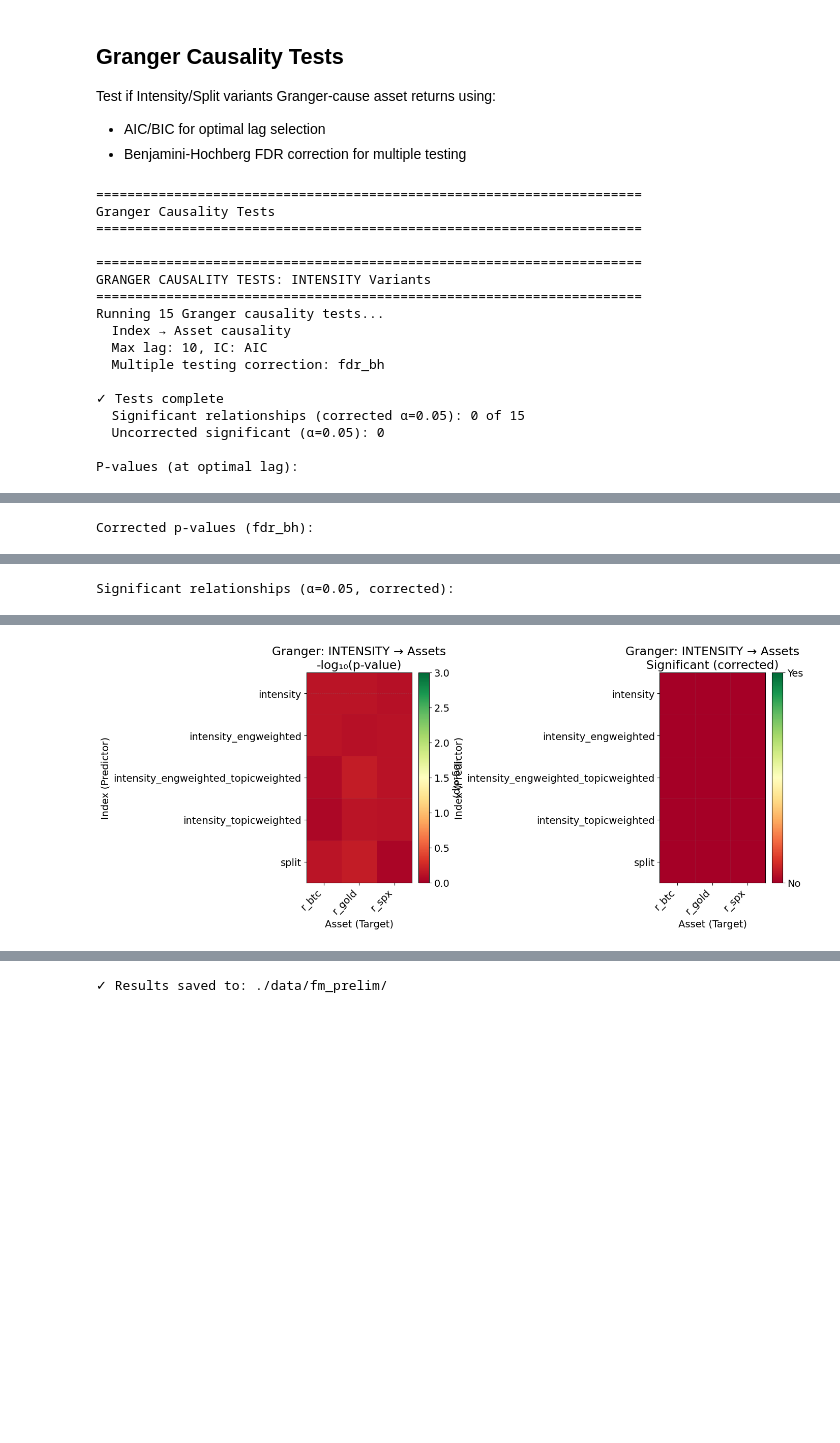
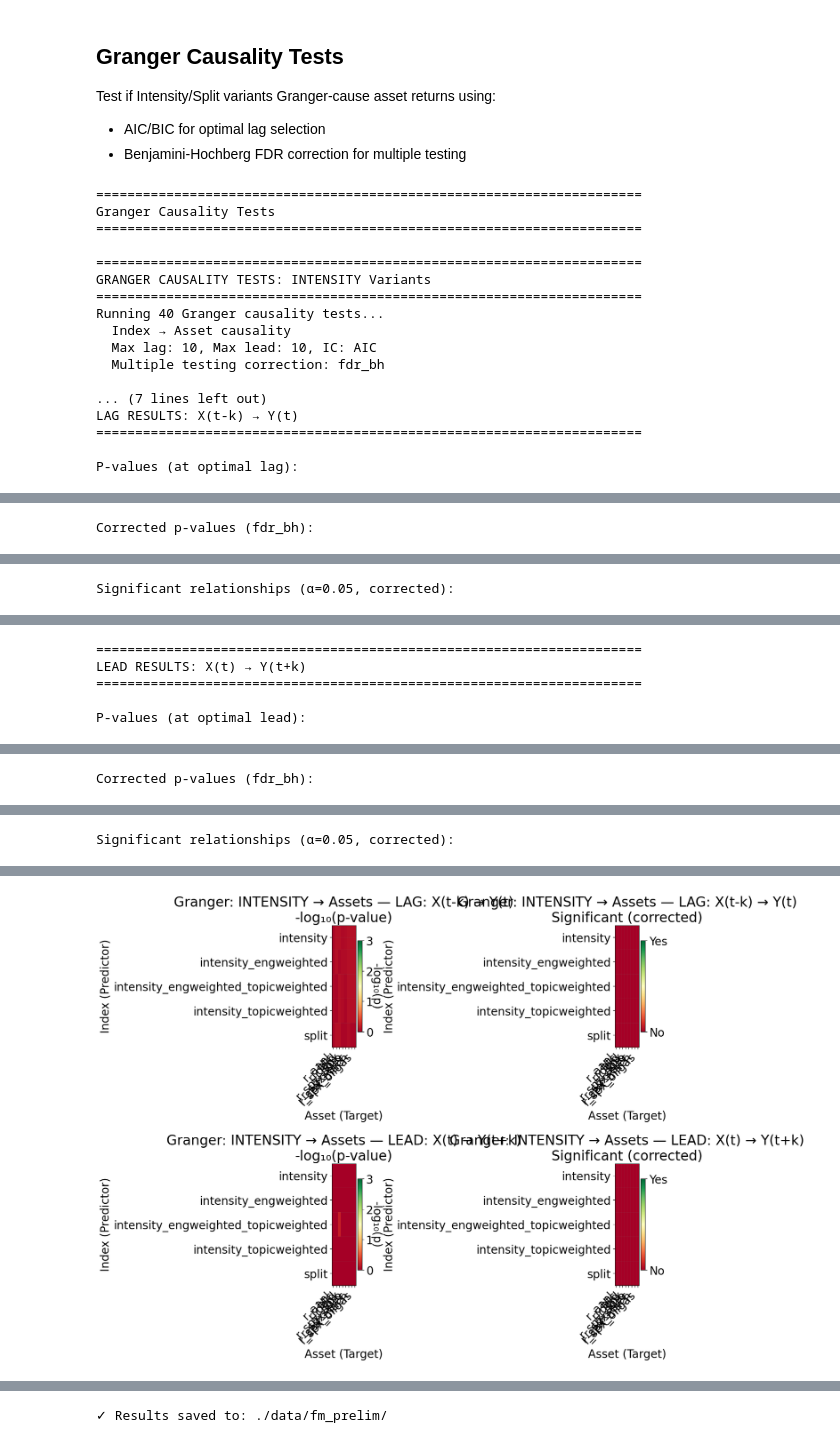
Before and after one commit to isom-ds/youtube-emotion-financial-modelling, a Jupyter notebook: 404_index_comparison_intensity_split.ipynb, the cells around one changed output, grey strips where cells are left out. Drawn from its saved outputs; the diff is of its cells as text; code cells hidden in the pictures; blank space fills up the shorter version.

Commit message:
add new assets and test maxlead

```diff
--- a/404_index_comparison_intensity_split.ipynb
+++ b/404_index_comparison_intensity_split.ipynb
@@ -53,7 +53,11 @@ split_col = 'split' if 'split' in df.columns else None
 # Combine intensity and split
 all_variants = intensity_variants + ([split_col] if split_col else [])
 
-ASSET_COLS = ['r_btc', 'r_gold', 'r_spx']
+ASSET_COLS = [
+    'r_btc', 'r_gold', 'r_spx',
+    'r_spx_auto', 'r_spx_oilgas', 'r_spx_mach', 'r_spx_elec',
+    'r_aapl'
+]
 ASSET_COLS = [c for c in ASSET_COLS if c in df.columns]
 
 print(f"\nIntensity variants found: {len(intensity_variants)}")
@@ -141,7 +150,8 @@ print("\n" + "="*70)
 print("Granger Causality Tests")
 print("="*70)
 
-pval_mat, pval_corrected, sig_mat = granger_comparison_variants(
+(pval_mat, pval_corrected, sig_mat,
+ lead_pval_mat, lead_pval_corrected, lead_sig_mat) = granger_comparison_variants(
     df, all_variants, ASSET_COLS,
     maxlag=MAX_LAG, ic=IC, alpha=ALPHA, correction_method=CORRECTION_METHOD
 )
@@ -153,13 +163,13 @@ Granger Causality Tests
 ======================================================================
 GRANGER CAUSALITY TESTS: INTENSITY Variants
 ======================================================================
-Running 15 Granger causality tests...
+Running 40 Granger causality tests...
   Index → Asset causality
-  Max lag: 10, IC: AIC
+  Max lag: 10, Max lead: 10, IC: AIC
   Multiple testing correction: fdr_bh
 
-✓ Tests complete
-  Significant relationships (corrected α=0.05): 0 of 15
-  Uncorrected significant (α=0.05): 0
+... (7 lines left out)
+LAG RESULTS: X(t-k) → Y(t)
+======================================================================
 
 P-values (at optimal lag):
@@ -188,0 +199,5 @@ Significant relationships (α=0.05, corrected):
+======================================================================
+LEAD RESULTS: X(t) → Y(t+k)
+======================================================================
+
+P-values (at optimal lead):
@@ -188,0 +211 @@ Significant relationships (α=0.05, corrected):
+Corrected p-values (fdr_bh):
@@ -188,0 +219 @@ Significant relationships (α=0.05, corrected):
+Significant relationships (α=0.05, corrected):
@@ -189,4 +227,4 @@ Significant relationships (α=0.05, corrected):
-[figure, old version]
+[figure, new version]
 # %%
 # Variant performance summary
 print("\n" + "="*70)
```
Also changed, not shown: parts of 8 cells of this notebook, 36 other files.
